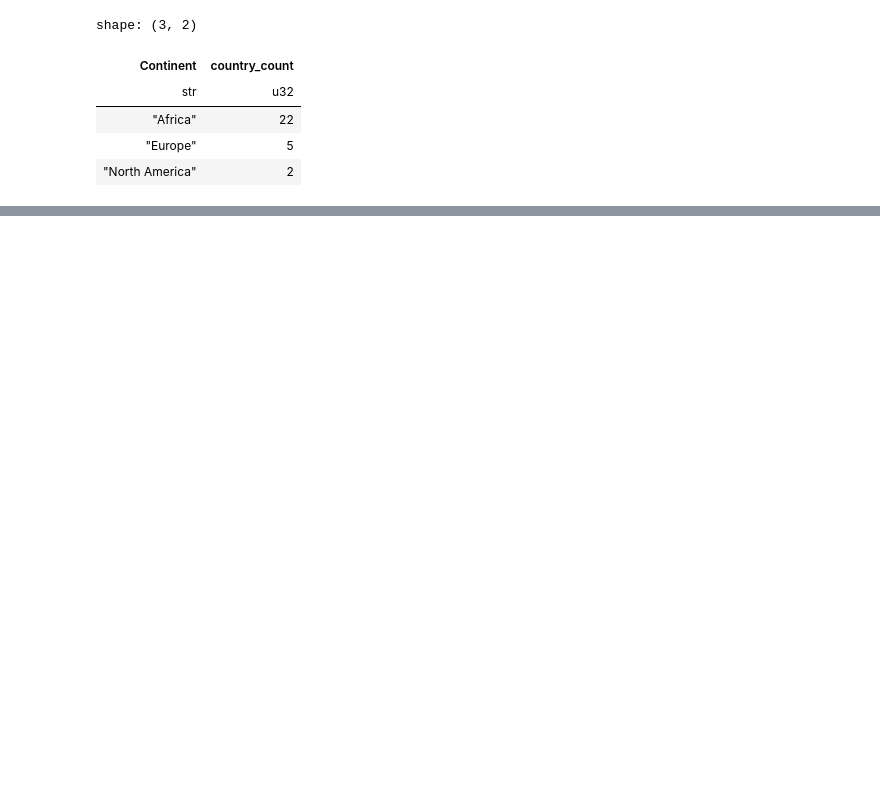
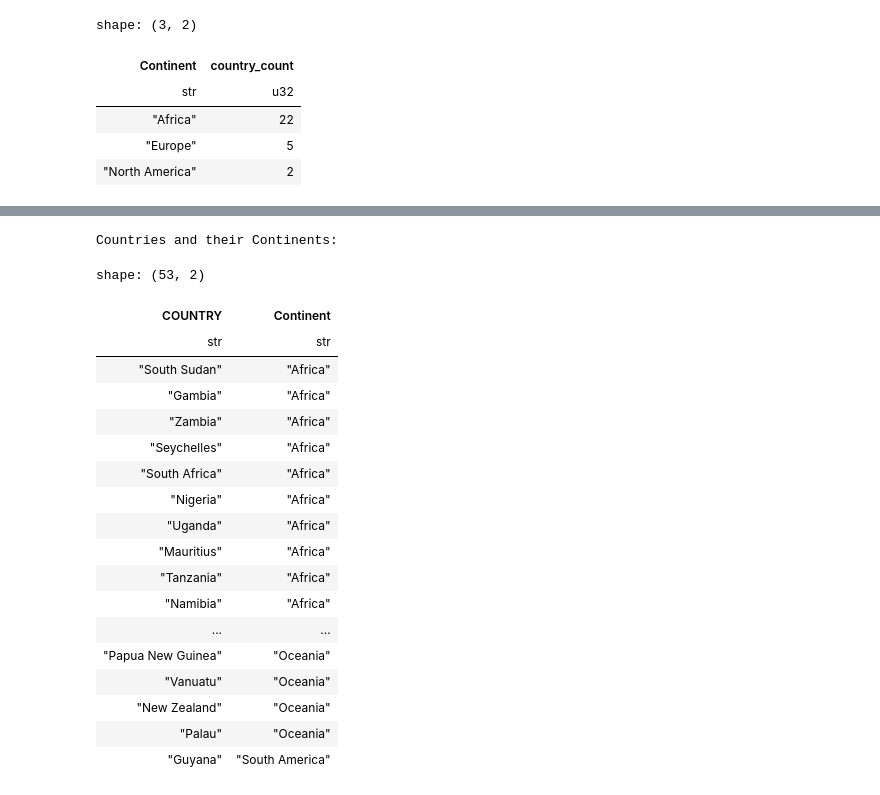
Before and after one commit to sergiorgiraldo/DataScience-Showcase, a Jupyter notebook: Languages/default.ipynb, the cells around one changed output, grey strips where cells are left out. Saved outputs shown, nothing was run; the diff lists cells and outputs as text; code cells hidden in the pictures; blank space fills up the shorter version.

```diff
--- a/Languages/default.ipynb
+++ b/Languages/default.ipynb
@@ -129,0 +134,7 @@ shape: (3, 2)
+# %%
+english=langs.filter(((langs['FIRST_OFFI'] == 'English') | (langs['SECOND_OFF'] == 'English'))
+                    & ((langs['TYPE_'] == 'Sovereign country')|(langs['TYPE_'] == 'Country'))
+                    & (langs['SOVEREIGNT'] == langs['COUNTRY'])
+                    )
+print(english['COUNTRY'].n_unique())
+english['COUNTRY'].unique().sort()
@@ -129,0 +162,34 @@ shape: (3, 2)
+# %%
+countries_with_continents = english.join(
+    continents,
+    left_on='COUNTRY',
+    right_on='Country',
+    how='left'
+).select([
+    'COUNTRY',
+    'Continent'
+]).unique().sort(pl.col('Continent'))  # Remove duplicates if any
+
+print("Countries and their Continents:")
+countries_with_continents
+# %% [output]
+Countries and their Continents:
+shape: (53, 2)
+| COUNTRY | Continent |
+| str | str |
+| "South Sudan" | "Africa" |
+| "Gambia" | "Africa" |
+| "Zambia" | "Africa" |
+| "Seychelles" | "Africa" |
+| "South Africa" | "Africa" |
+| "Nigeria" | "Africa" |
+| "Uganda" | "Africa" |
+| "Mauritius" | "Africa" |
+| "Tanzania" | "Africa" |
+| "Namibia" | "Africa" |
+| ... | ... |
+| "Papua New Guinea" | "Oceania" |
+| "Vanuatu" | "Oceania" |
+| "New Zealand" | "Oceania" |
+| "Palau" | "Oceania" |
+| "Guyana" | "South America" |
```
Also changed, not shown: parts of 6 cells of this notebook, 1 other file.
